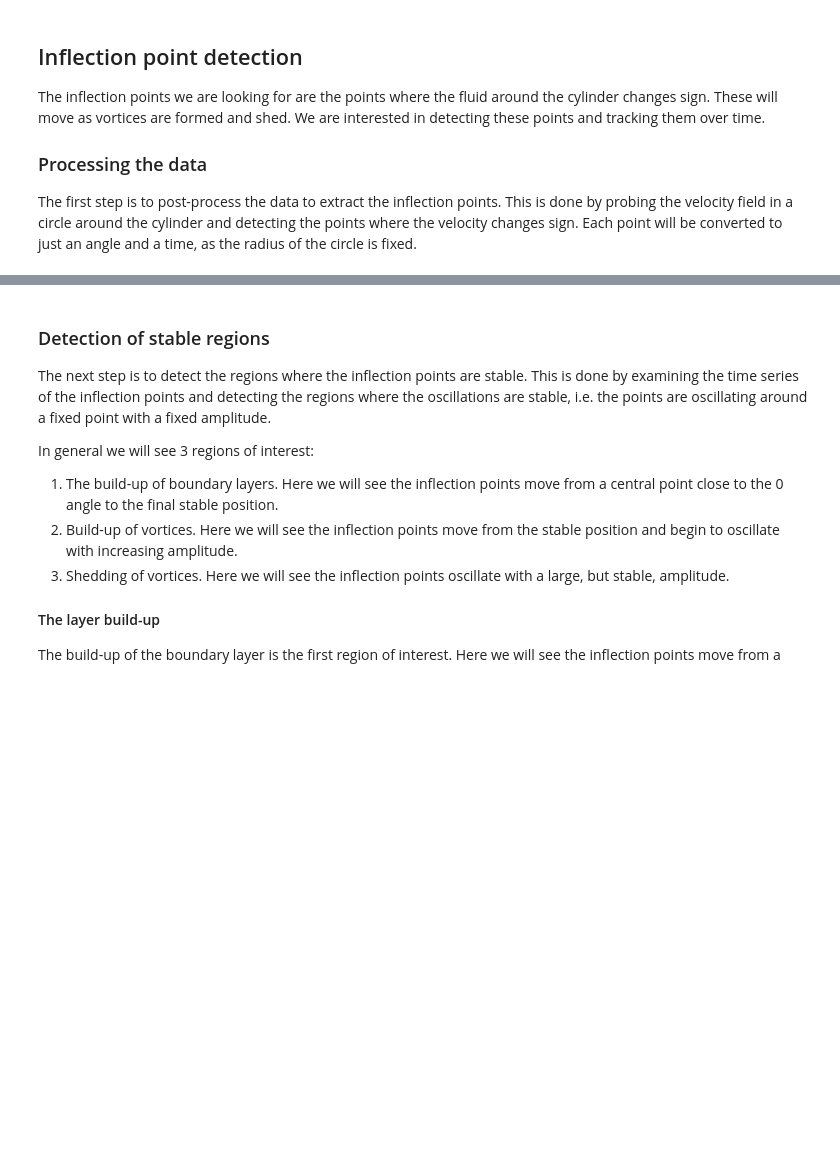
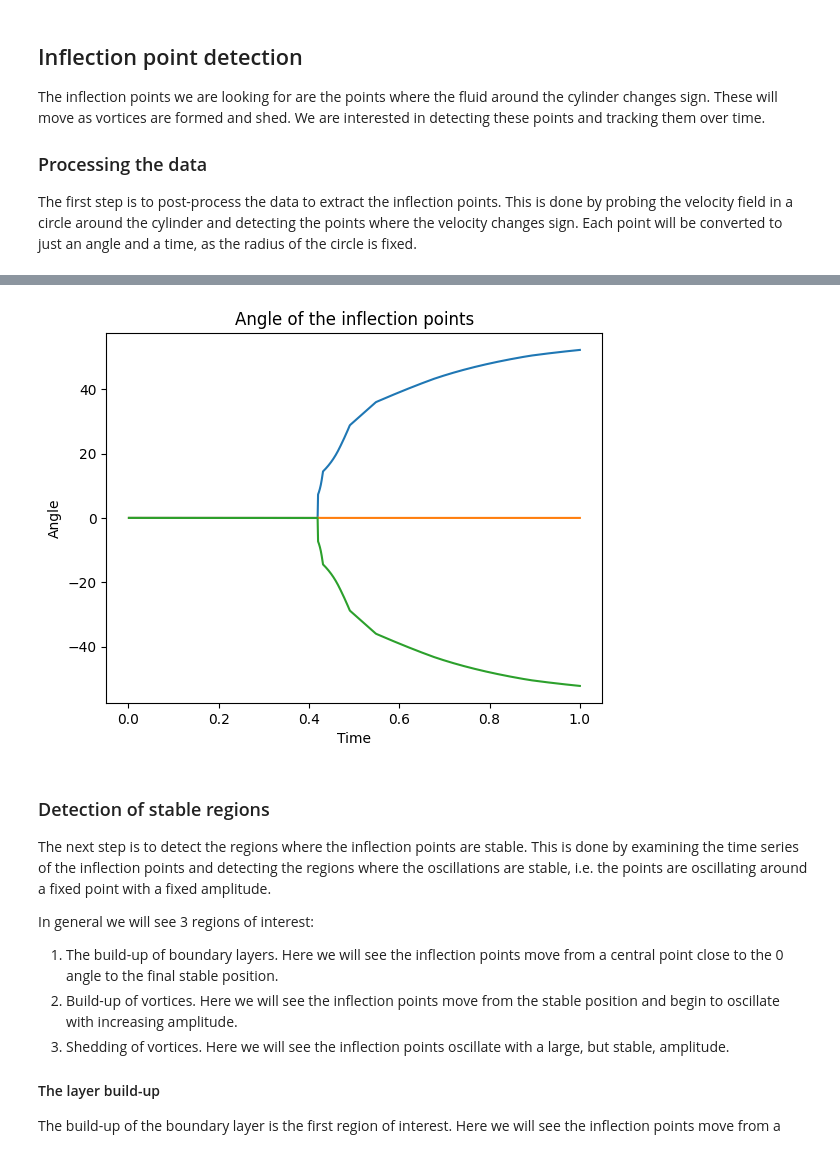
Before and after one commit to ExtremeFLOW/neko-top, a Jupyter notebook: scripts/notebooks/inflection_points.ipynb, the cells around one changed output, grey strips where cells are left out. Cells and saved outputs as stored; diff of their text form; code cells hidden in the pictures; blank space fills up the shorter version.

```diff
--- a/scripts/notebooks/inflection_points.ipynb
+++ b/scripts/notebooks/inflection_points.ipynb
@@ -215,20 +213,22 @@ def track_inflection_point(center, points, fields, times):
     return angle_inflection
 # %%
 # Compute the inflection angles for all time steps
-if debug:
+if __name__ == "__main__":
 
     if not "angles" in locals():
         center = np.array([0.0, 0.0, 0.0])
         angles = track_inflection_point(center, points, fields, times)
 
     fig = plt.figure()
     ax = fig.add_subplot(111)
     ax.plot(times, angles * 360.0 / (2.0 * np.pi))
 
     plt.title("Angle of the inflection points")
     plt.xlabel("Time")
     plt.ylabel("Angle")
     plt.show()
+# %% [output]
+[figure, added]
 # %% [markdown]
 ### Detection of stable regions
 
```
Also changed, not shown: parts of 11 cells of this notebook, 1 other file.
